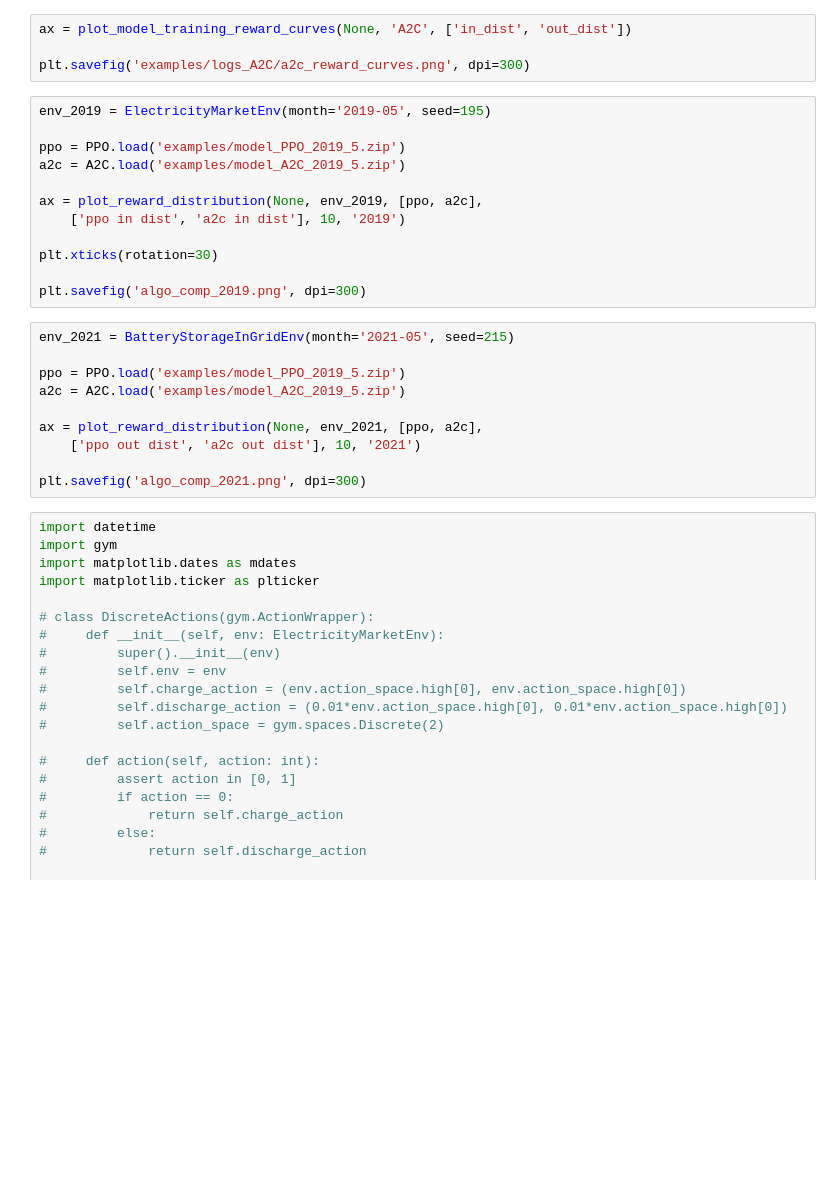
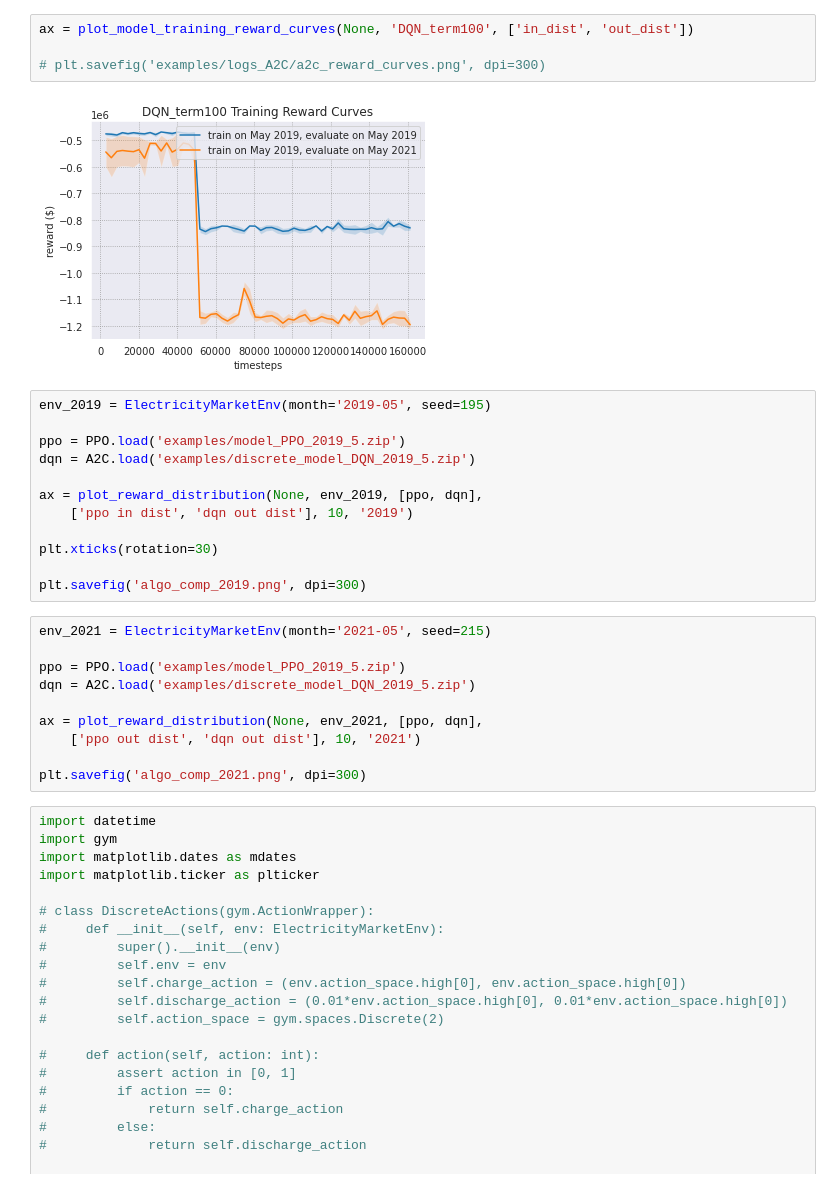
Before and after one commit to chrisyeh96/sustaingym, a Jupyter notebook: examples/model_analysis.ipynb, the cells around one changed output. Cells and saved outputs as stored; diff of their text form; blank space fills up the shorter version.

```diff
--- a/examples/model_analysis.ipynb
+++ b/examples/model_analysis.ipynb
@@ -32,27 +42,29 @@ plt.savefig('examples/logs_PPO/ppo_reward_curves.png', dpi=300)
 # %%
-ax = plot_model_training_reward_curves(None, 'A2C', ['in_dist', 'out_dist'])
+ax = plot_model_training_reward_curves(None, 'DQN_term100', ['in_dist', 'out_dist'])
 
-plt.savefig('examples/logs_A2C/a2c_reward_curves.png', dpi=300)
+# plt.savefig('examples/logs_A2C/a2c_reward_curves.png', dpi=300)
+# %% [output]
+[figure, added]
 # %%
 env_2019 = ElectricityMarketEnv(month='2019-05', seed=195)
 
 ppo = PPO.load('examples/model_PPO_2019_5.zip')
-a2c = A2C.load('examples/model_A2C_2019_5.zip')
+dqn = A2C.load('examples/discrete_model_DQN_2019_5.zip')
 
-ax = plot_reward_distribution(None, env_2019, [ppo, a2c],
-    ['ppo in dist', 'a2c in dist'], 10, '2019')
+ax = plot_reward_distribution(None, env_2019, [ppo, dqn],
+    ['ppo in dist', 'dqn out dist'], 10, '2019')
 
 plt.xticks(rotation=30)
 
 plt.savefig('algo_comp_2019.png', dpi=300)
 # %%
-env_2021 = BatteryStorageInGridEnv(month='2021-05', seed=215)
+env_2021 = ElectricityMarketEnv(month='2021-05', seed=215)
 
 ppo = PPO.load('examples/model_PPO_2019_5.zip')
-a2c = A2C.load('examples/model_A2C_2019_5.zip')
+dqn = A2C.load('examples/discrete_model_DQN_2019_5.zip')
 
-ax = plot_reward_distribution(None, env_2021, [ppo, a2c],
-    ['ppo out dist', 'a2c out dist'], 10, '2021')
+ax = plot_reward_distribution(None, env_2021, [ppo, dqn],
+    ['ppo out dist', 'dqn out dist'], 10, '2021')
 
 plt.savefig('algo_comp_2021.png', dpi=300)
 # %%
```
Also changed, not shown: parts of 5 cells of this notebook, 3 other files.
